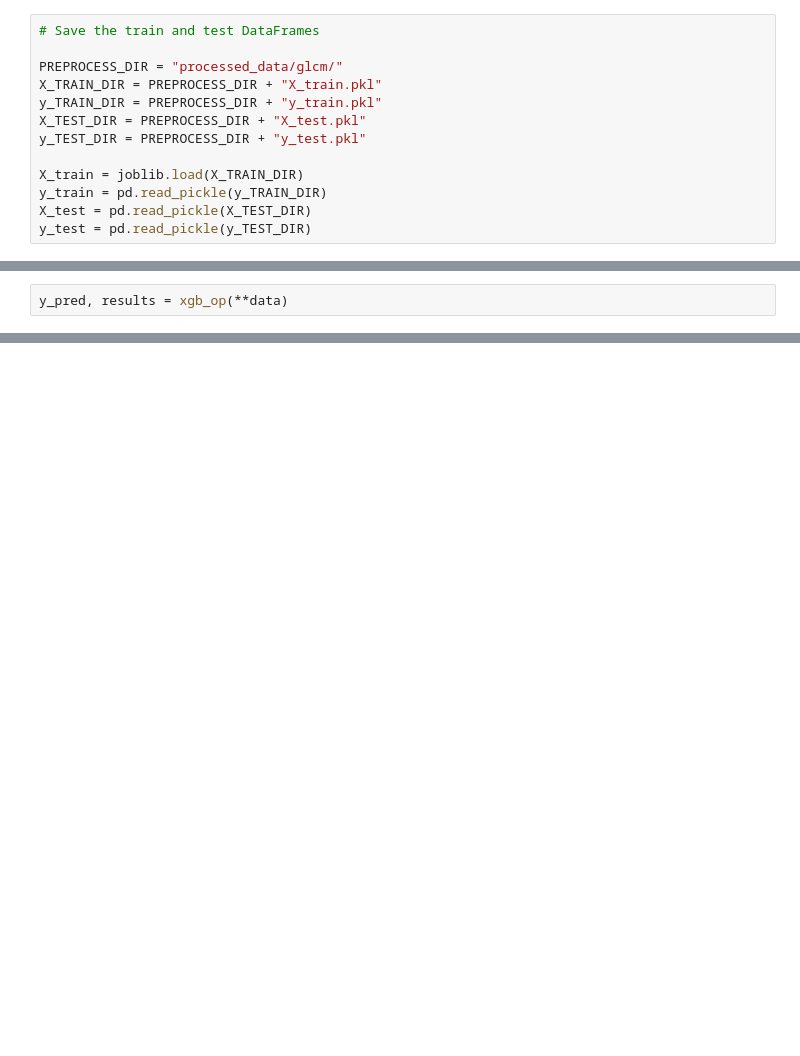
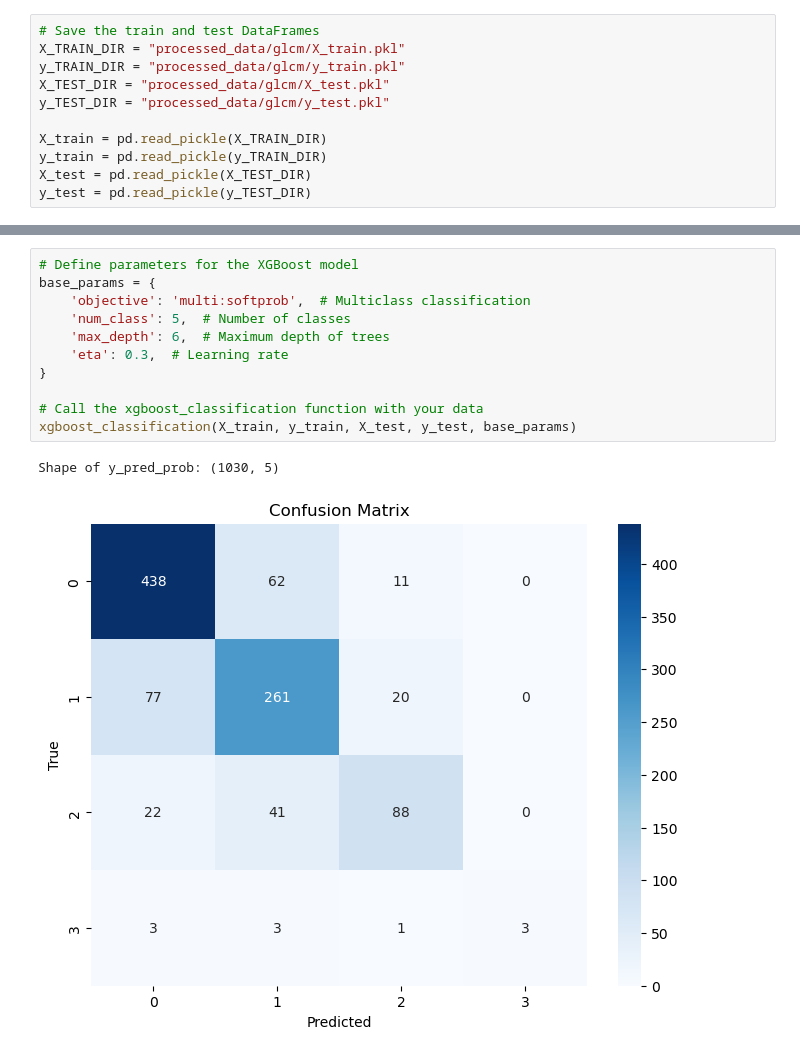
Before and after one commit to kohlongyang/alzheimer_detection, a Jupyter notebook: xgboost_glcm.ipynb, the cells around one changed output, grey strips where cells are left out. Saved outputs shown, nothing was run; the diff lists cells and outputs as text; blank space fills up the shorter version.

```diff
--- a/xgboost_glcm.ipynb
+++ b/xgboost_glcm.ipynb
@@ -23,13 +11,11 @@ warnings.filterwarnings("ignore")
 # %%
 # Save the train and test DataFrames
+X_TRAIN_DIR = "processed_data/glcm/X_train.pkl"
+y_TRAIN_DIR = "processed_data/glcm/y_train.pkl"
+X_TEST_DIR = "processed_data/glcm/X_test.pkl"
+y_TEST_DIR = "processed_data/glcm/y_test.pkl"
 
-PREPROCESS_DIR = "processed_data/glcm/"
-X_TRAIN_DIR = PREPROCESS_DIR + "X_train.pkl"
-y_TRAIN_DIR = PREPROCESS_DIR + "y_train.pkl"
-X_TEST_DIR = PREPROCESS_DIR + "X_test.pkl"
-y_TEST_DIR = PREPROCESS_DIR + "y_test.pkl"
-
-X_train = joblib.load(X_TRAIN_DIR)
+X_train = pd.read_pickle(X_TRAIN_DIR)
 y_train = pd.read_pickle(y_TRAIN_DIR)
 X_test = pd.read_pickle(X_TEST_DIR)
 y_test = pd.read_pickle(y_TEST_DIR)
@@ -280,2 +21,0 @@ def roc_curve(y_test, y_pred):
-# %%
-y_pred, results = xgb_op(**data)
@@ -310,0 +92,14 @@ weighted avg       0.81      0.80      0.80      1030
+# %%
+# Define parameters for the XGBoost model
+base_params = {
+    'objective': 'multi:softprob',  # Multiclass classification
+    'num_class': 5,  # Number of classes
+    'max_depth': 6,  # Maximum depth of trees
+    'eta': 0.3,  # Learning rate
+}
+
+# Call the xgboost_classification function with your data
+xgboost_classification(X_train, y_train, X_test, y_test, base_params)
+# %% [output]
+Shape of y_pred_prob: (1030, 5)
+[figure, added]
```
Also changed, not shown: parts of 19 cells of this notebook, 10 other files.
